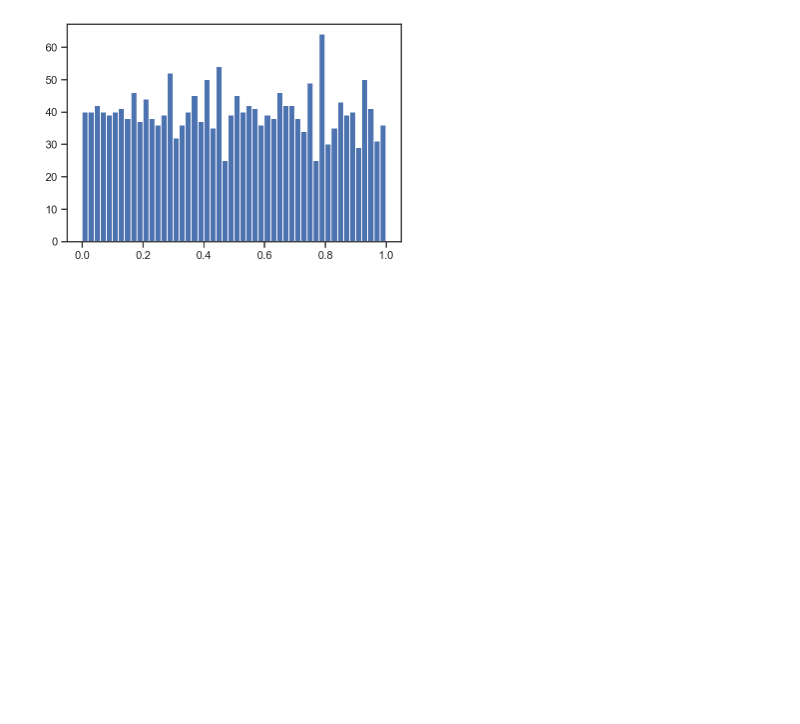
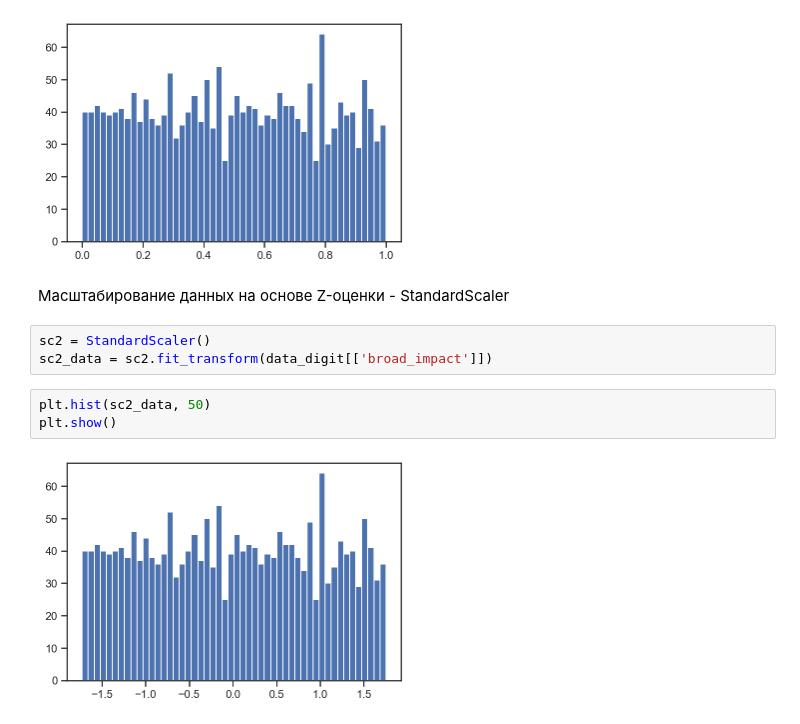
Before and after one commit to mrRoze/TMO-worked, a Jupyter notebook: TMO/Lab 2.ipynb, the cells around one changed output. Cells and saved outputs as stored; diff of their text form; blank space fills up the shorter version.

```diff
--- a/TMO/Lab 2.ipynb
+++ b/TMO/Lab 2.ipynb
@@ -443,3 +443,13 @@ plt.hist(sc1_data, 50)
 plt.show()
 # %% [output]
 [figure]
+# %% [markdown]
+Масштабирование данных на основе Z-оценки - StandardScaler
+# %%
+sc2 = StandardScaler()
+sc2_data = sc2.fit_transform(data_digit[['broad_impact']])
+# %%
+plt.hist(sc2_data, 50)
+plt.show()
+# %% [output]
+[figure, added]
```
